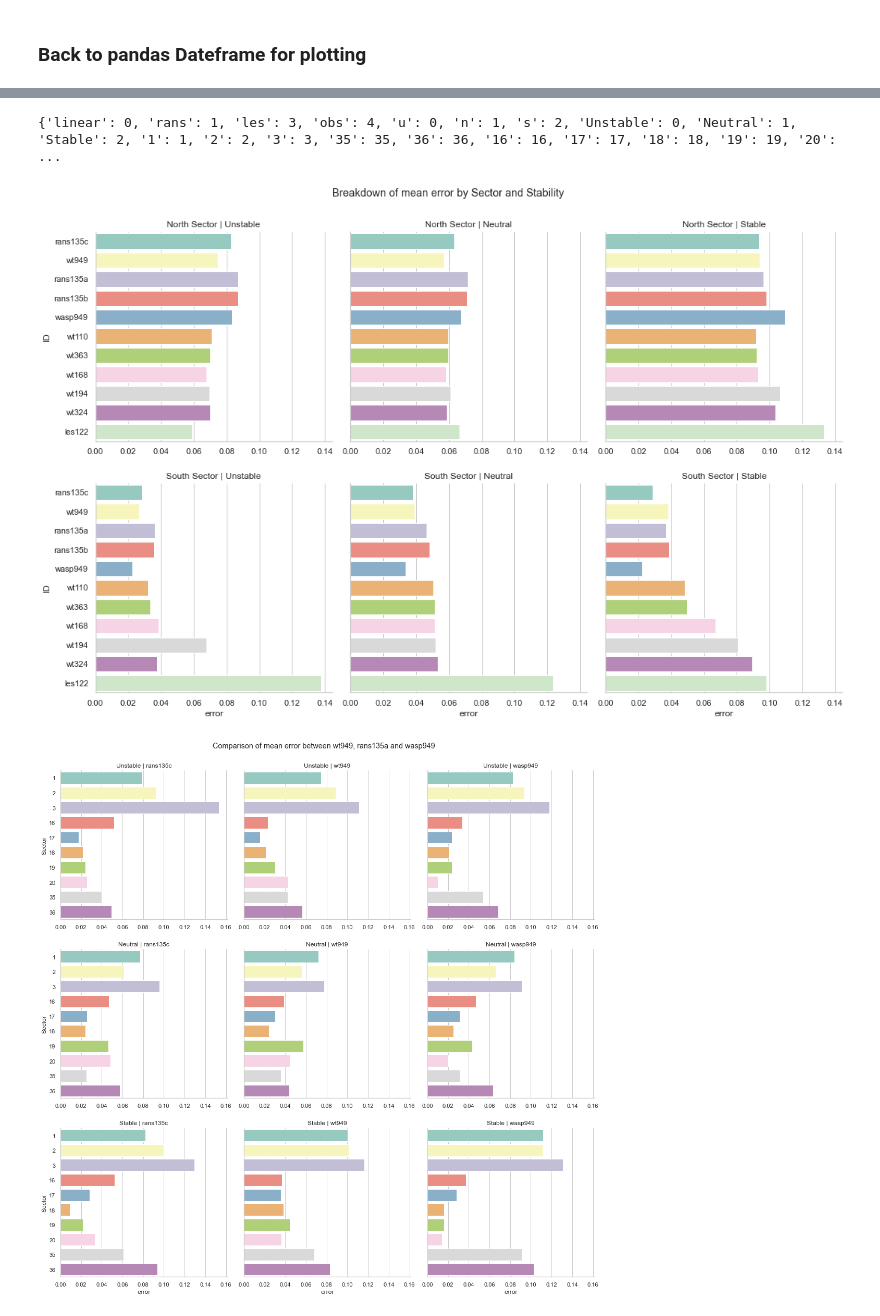
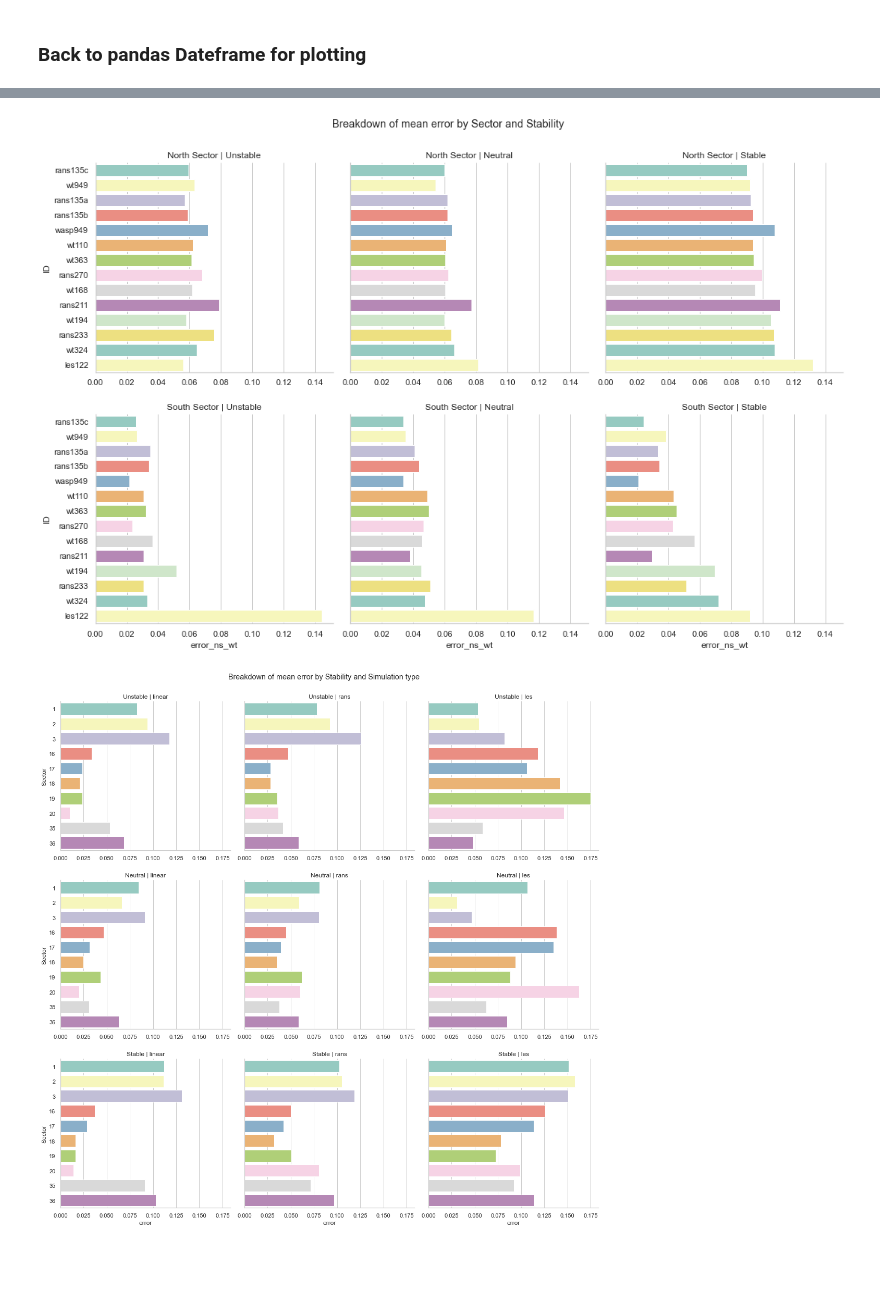
Before and after one commit to windbench/alaizNSC, a Jupyter notebook: nscResults.ipynb, the cells around one changed output, grey strips where cells are left out. Cells and saved outputs as stored; diff of their text form; code cells hidden in the pictures; blank space fills up the shorter version.

```diff
--- a/nscResults.ipynb
+++ b/nscResults.ipynb
@@ -210,7 +192,7 @@ ds_error['errorw'] = ds_error['errorw'].sum(dim='Sector') / ds_error['samples'].
 # %% [markdown]
 ### Back to pandas Dateframe for plotting
 # %%
-df_error = ds_error.sel(z=118)[['error', 'errorw']].to_dataframe()
+df_error = ds_error.sel(z=118)[['error', 'samples']].to_dataframe()
 df_error = df_error.drop(columns=['z'])
 df_error = df_error.reset_index()
 df_error = df_error[df_error.ID != 'obs']
@@ -220,6 +202,7 @@ df_error = df_error.replace({'Stability': 'u'}, 'Unstable')
 df_error = df_error.replace({'Stability': 'n'}, 'Neutral')
 df_error = df_error.replace({'Stability': 's'}, 'Stable')
 
-#df_error.Sector = df_error.Sector.astype('int')
-df_error
+# focus on A1-A6 masts
+df_error = df_error[df_error.mast.isin(['A1', 'A2', 'A3', 'A4', 'A5', 'A6'])]
+df_error.mast.value_counts()
 # %% [output]
@@ -285,0 +216,9 @@ df_error.groupby(['ID', 'simtype']).mean().sort_values(by=['errorw'])
+# %%
+# weighted mean error
+gp = df_error.groupby(['ID', 'Stability', 'mast'])
+df_error['error_wt'] = df_error.error * df_error.samples / gp.samples.transform('sum')
+df_error['error_wt'] = gp.error_wt.transform('sum')
+
+gp = df_error.groupby(['ID', 'Stability', 'nors', 'mast'])
+df_error['error_ns_wt'] = df_error.error * df_error.samples / gp.samples.transform('sum')
+df_error['error_ns_wt'] = gp.error_ns_wt.transform('sum')
@@ -286,8 +230,9 @@ df_error.groupby(['ID', 'simtype']).mean().sort_values(by=['errorw'])
 # %%
-df_plot = df_error.groupby(['ID']).mean().sort_values(by=['errorw']).reset_index()
+df_plot = df_error.groupby(['ID']).mean().sort_values(by=['error_wt']).reset_index()[['ID', 'error', 'error_wt']]
 print(df_plot)
-sns.set(style="whitegrid", palette="Set3")
-g = sns.catplot(x="errorw", y="ID", kind="bar", data=df_plot)
+
+sns.set(style="whitegrid")
+g = sns.catplot(x="error_wt", y="ID", kind="bar", data=df_plot, palette='Set3')
 plt.title("Mean error")
 saved_sort_order = dict((v,k) for k,v in df_plot.ID.to_dict().items())
 # %% [output]
@@ -317,14 +266,10 @@ g.set_titles('{col_name}')
 # %%
-custom_dict = {'linear': 0, 'rans': 1, 'les': 3, 'obs' : 4, 'u':0,'n':1,'s':2, 'Unstable':0,'Neutral':1,'Stable':2, '1':1, '2':2, '3':3, '35':35, '36':36, '16':16, '17':17, '18':18, '19':19, '20':20}
 custom_dict.update(saved_sort_order)
-print(custom_dict)
 
-df_plot = df_error.groupby(['ID', 'Stability', 'nors']).mean().reset_index()
+df_plot = df_error.groupby(['nors', 'Stability', 'ID']).mean().reset_index()
 df_plot.sort_values(by=['nors', 'Stability', 'ID'], key=lambda x: x.map(custom_dict), inplace=True)
 
-sns.set_theme(style="ticks", color_codes=True)
-sns.set(style="whitegrid", palette="Set3")
-g = sns.catplot(x="error", y="ID", col='Stability', row='nors', kind="bar", data=df_plot)
+g = sns.catplot(x="error_ns_wt", y="ID", col='Stability', row='nors', kind="bar", data=df_plot, palette='Set3')
 g.fig.suptitle("Breakdown of mean error by Sector and Stability")
 g.fig.subplots_adjust(top=.9)
 g.set_titles('{row_name} Sector' ' | ' '{col_name}')
@@ -332,21 +277,18 @@ for ax in g.axes.flatten():
     ax.tick_params(labelbottom=True)
 plt.subplots_adjust(hspace = 0.2)
 # %% [output]
-{'linear': 0, 'rans': 1, 'les': 3, 'obs': 4, 'u': 0, 'n': 1, 's': 2, 'Unstable': 0, 'Neutral': 1, 'Stable': 2, '1': 1, '2': 2, '3': 3, '35': 35, '36': 36, '16': 16, '17': 17, '18': 18, '19': 19, '20': ...
-[figure, old version]
+[figure, new version]
 # %%
-df_plot = df_error[(df_error.ID.isin(['wt949', 'wasp949', 'rans135c']))].groupby(['ID', 'Sector', 'Stability']).mean().reset_index()
-df_plot.sort_values(by=['ID', 'Sector', 'Stability'], key=lambda x: x.map(custom_dict), inplace=True)
+df_plot = df_error.groupby(['simtype', 'Sector', 'Stability']).mean().reset_index()
+df_plot.sort_values(by=['simtype', 'Sector', 'Stability'], key=lambda x: x.map(custom_dict), inplace=True)
 
-sns.set_theme(style="ticks", color_codes=True)
-sns.set(style="whitegrid", palette="Set3")
-g = sns.catplot(x="error", y="Sector", col='ID', row='Stability', kind="bar", data=df_plot)
-g.fig.suptitle("Comparison of mean error between wt949, rans135a and wasp949")
+g = sns.catplot(x="error", y="Sector", col='simtype', row='Stability', kind="bar", data=df_plot, palette='Set3')
+g.fig.suptitle("Breakdown of mean error by Stability and Simulation type")
 g.fig.subplots_adjust(top=.93)
 g.set_titles('{row_name}' ' | ' '{col_name}')
 for ax in g.axes.flatten():
     ax.tick_params(labelbottom=True)
 plt.subplots_adjust(hspace = 0.2)
 # %% [output]
-[figure, old version]
+[figure, new version]
 # %% [markdown]
```
Also changed, not shown: parts of 25 cells of this notebook.
